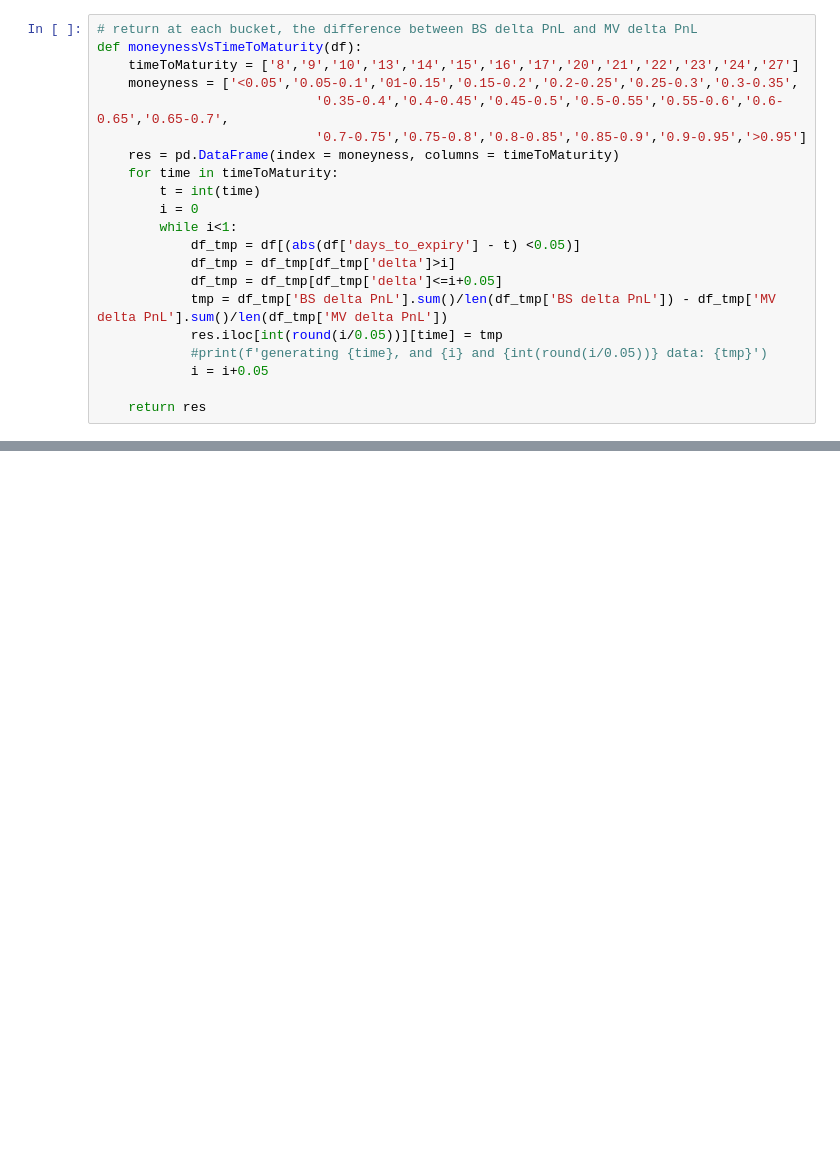
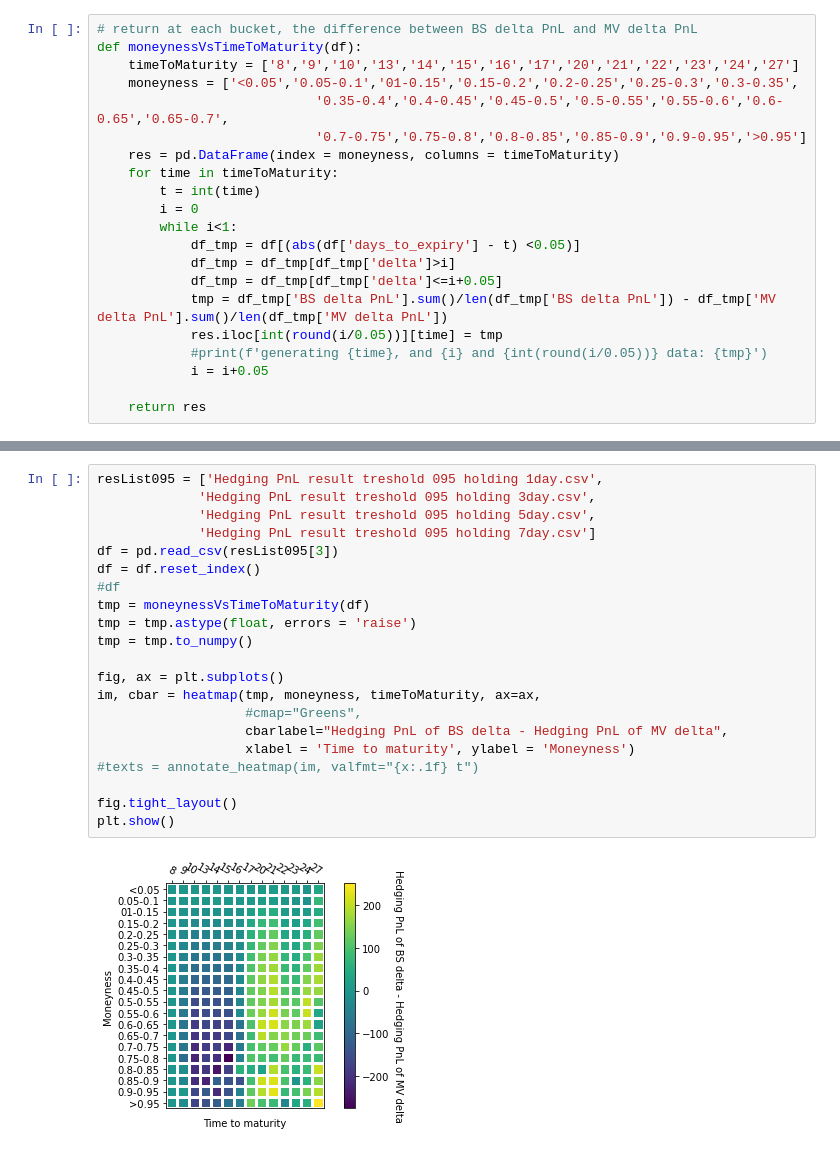
Before and after one commit to datou103/Minimum-Variance-Delta, a Jupyter notebook: Post Experiment Analysis.ipynb, the cells around one changed output, grey strips where cells are left out. Cells and saved outputs as stored; diff of their text form; blank space fills up the shorter version.

```diff
--- a/Post Experiment Analysis.ipynb
+++ b/Post Experiment Analysis.ipynb
@@ -32,0 +107,23 @@ def moneynessVsTimeToMaturity(df):
+# %%
+resList095 = ['Hedging PnL result treshold 095 holding 1day.csv',
+             'Hedging PnL result treshold 095 holding 3day.csv',
+             'Hedging PnL result treshold 095 holding 5day.csv',
+             'Hedging PnL result treshold 095 holding 7day.csv']
+df = pd.read_csv(resList095[3])
+df = df.reset_index()
+#df
+tmp = moneynessVsTimeToMaturity(df)
+tmp = tmp.astype(float, errors = 'raise')
+tmp = tmp.to_numpy()
+
+fig, ax = plt.subplots()
+im, cbar = heatmap(tmp, moneyness, timeToMaturity, ax=ax,
+                   #cmap="Greens",
+                   cbarlabel="Hedging PnL of BS delta - Hedging PnL of MV delta",
+                   xlabel = 'Time to maturity', ylabel = 'Moneyness')
+#texts = annotate_heatmap(im, valfmt="{x:.1f} t")
+
+fig.tight_layout()
+plt.show()
+# %% [output]
+[figure, added]
```
Also changed, not shown: parts of 16 cells of this notebook, 1 other file.
